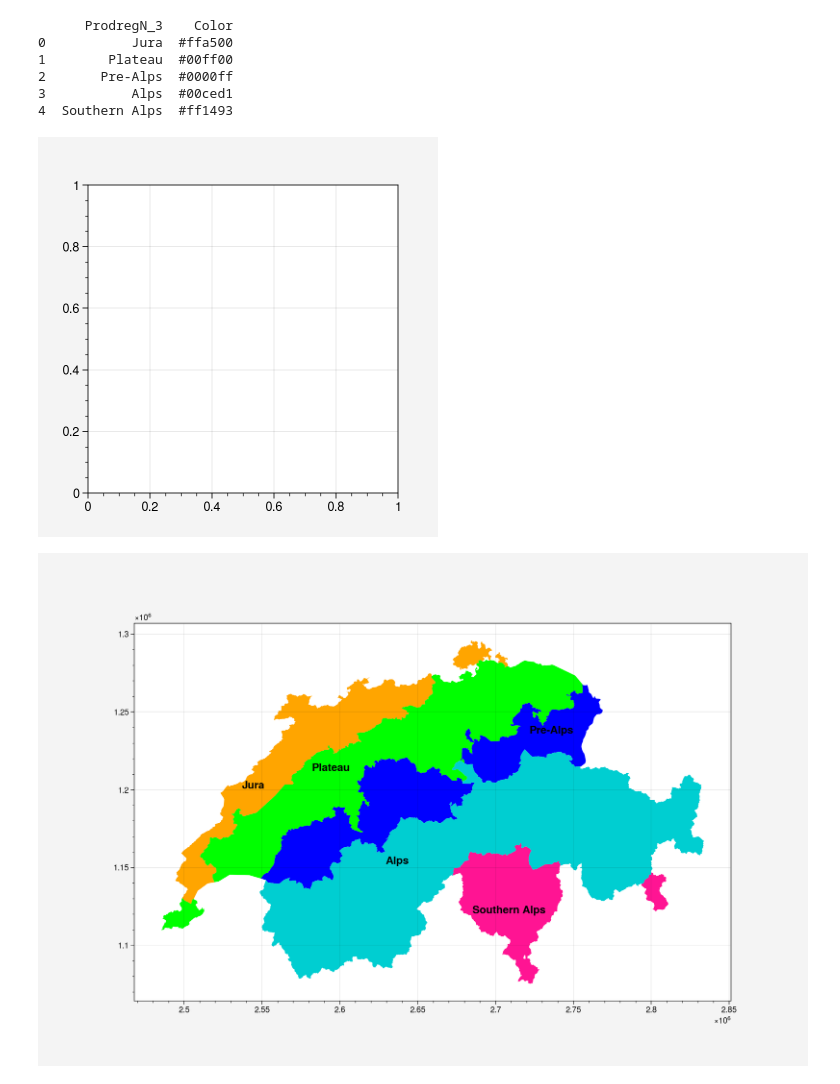
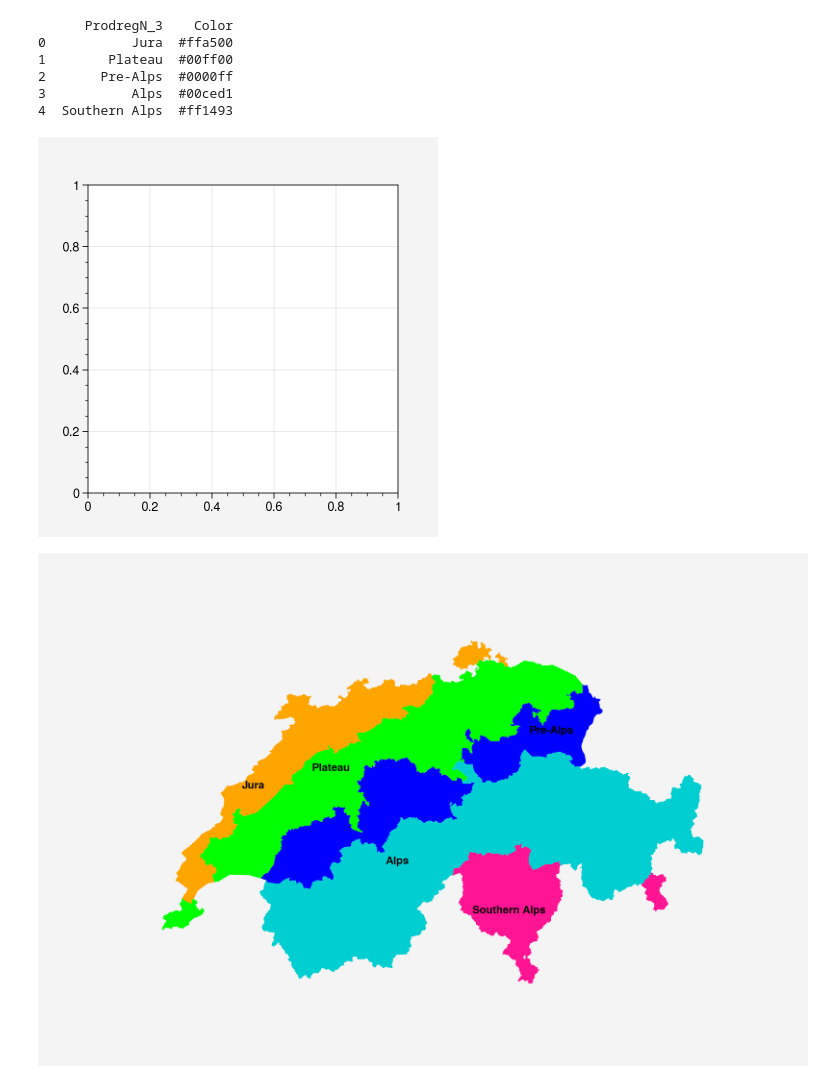
Before and after one commit to destoswa/atmo_project, a Jupyter notebook: reg_seasonal_analysis.ipynb, the cells around one changed output. Saved outputs shown, nothing was run; the diff lists cells and outputs as text; code cells hidden in the pictures.

Commit message:
remove grid and axis on map

```diff
--- a/reg_seasonal_analysis.ipynb
+++ b/reg_seasonal_analysis.ipynb
@@ -173,12 +173,14 @@ print(shapefile[['ProdregN_3', 'Color']].head(10))
 # %%
 fig, ax = plt.subplots()
 shapefile.plot(color=shapefile['Color'], figsize=(12,8))
 shapefile['coords'] = shapefile['geometry'].apply(lambda x: x.representative_point().coords[:])
 shapefile['coords'] = [coords[0] for coords in shapefile['coords']]
 for idx, row in shapefile.iterrows():
     plt.annotate(s=row['ProdregN_3'], xy=row['coords'],
                  horizontalalignment='center', fontsize=12, fontweight='bold')
+plt.axis('off')
+plt.grid(b=None)
 plt.savefig(r'sample_pics/map_switzerland_regions.png', bbox_inches='tight', optimize=True, progressive=True, dpi=1000)
 # %% [output]
 [figure]
-[figure, old version]
+[figure, new version]
```
Also changed, not shown: 1 other file.
